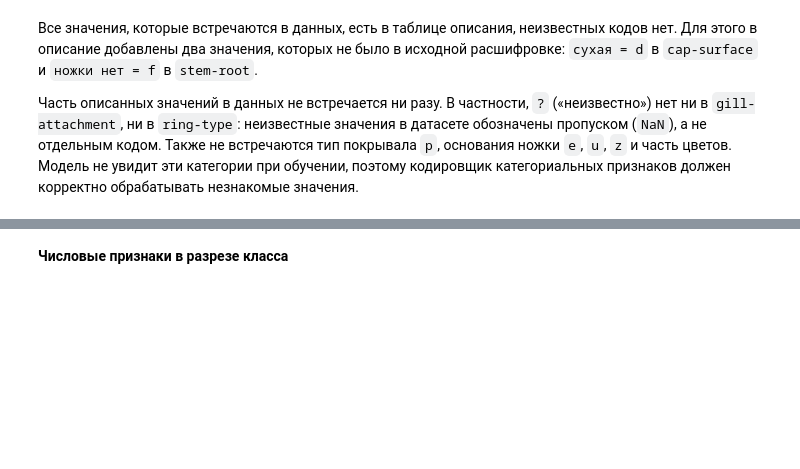
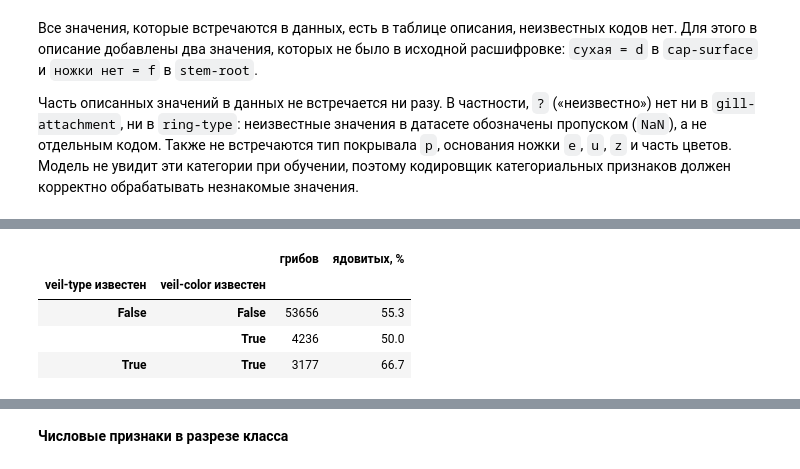
Before and after one commit to terracodum/Pracs5, a Jupyter notebook: warcraft.ipynb, the cells around one changed output, grey strips where cells are left out. Saved outputs shown, nothing was run; the diff lists cells and outputs as text; code cells hidden in the pictures; blank space fills up the shorter version.

```diff
--- a/warcraft.ipynb
+++ b/warcraft.ipynb
@@ -371,0 +392,15 @@ plt.show()
+# %%
+# Не дублирует ли факт пропуска veil-type информацию из veil-color
+veil_known = df["veil-type"].notna().rename("veil-type известен")
+color_known = df["veil-color"].notna().rename("veil-color известен")
+
+df.groupby([veil_known, color_known])["class"].agg(
+    грибов="size",
+    **{"ядовитых, %": lambda s: (s == "p").mean() * 100},
+).round(1)
+# %% [output]
+|  |  | грибов | ядовитых, % |
+| veil-type известен | veil-color известен |  |  |
+| False | False | 53656 | 55.3 |
+|  | True | 4236 | 50.0 |
+| True | True | 3177 | 66.7 |
```
Also changed, not shown: parts of 65 cells of this notebook, 1 other file.
